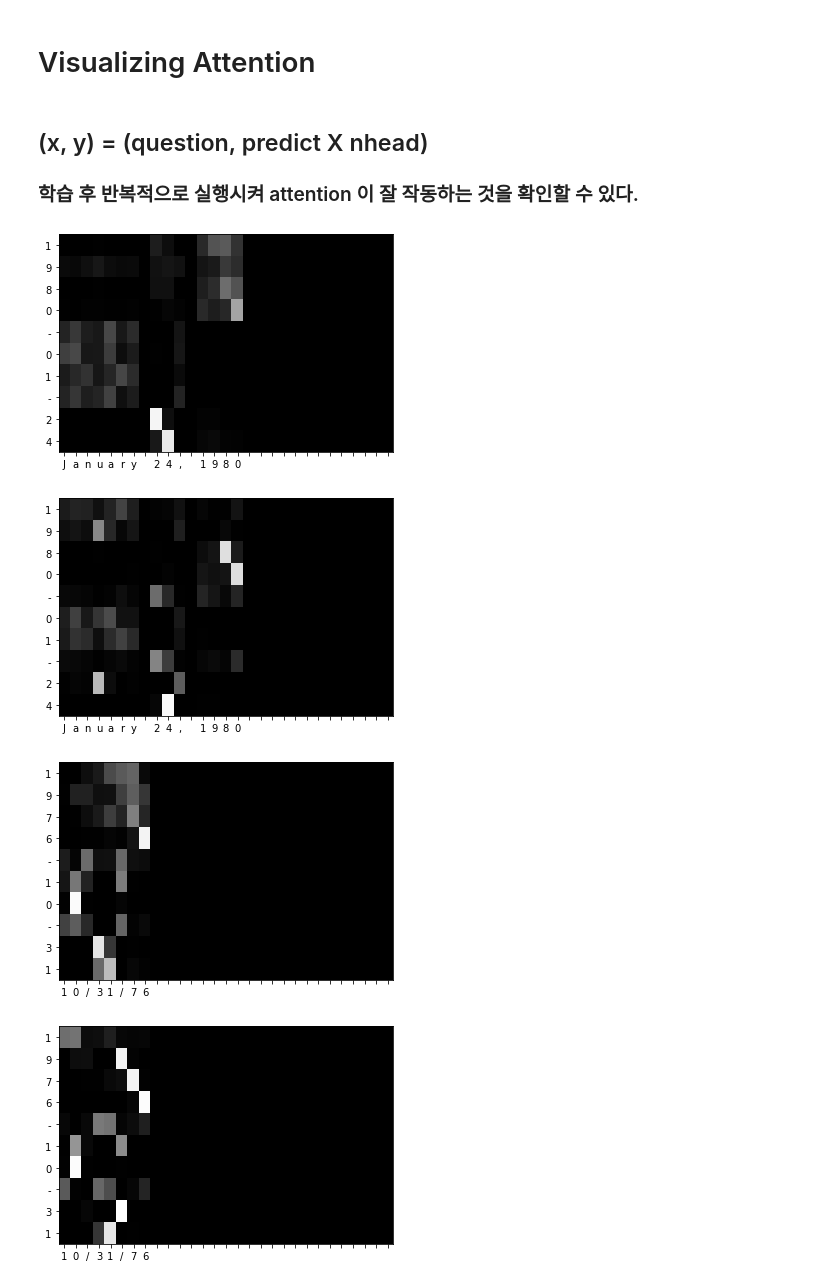
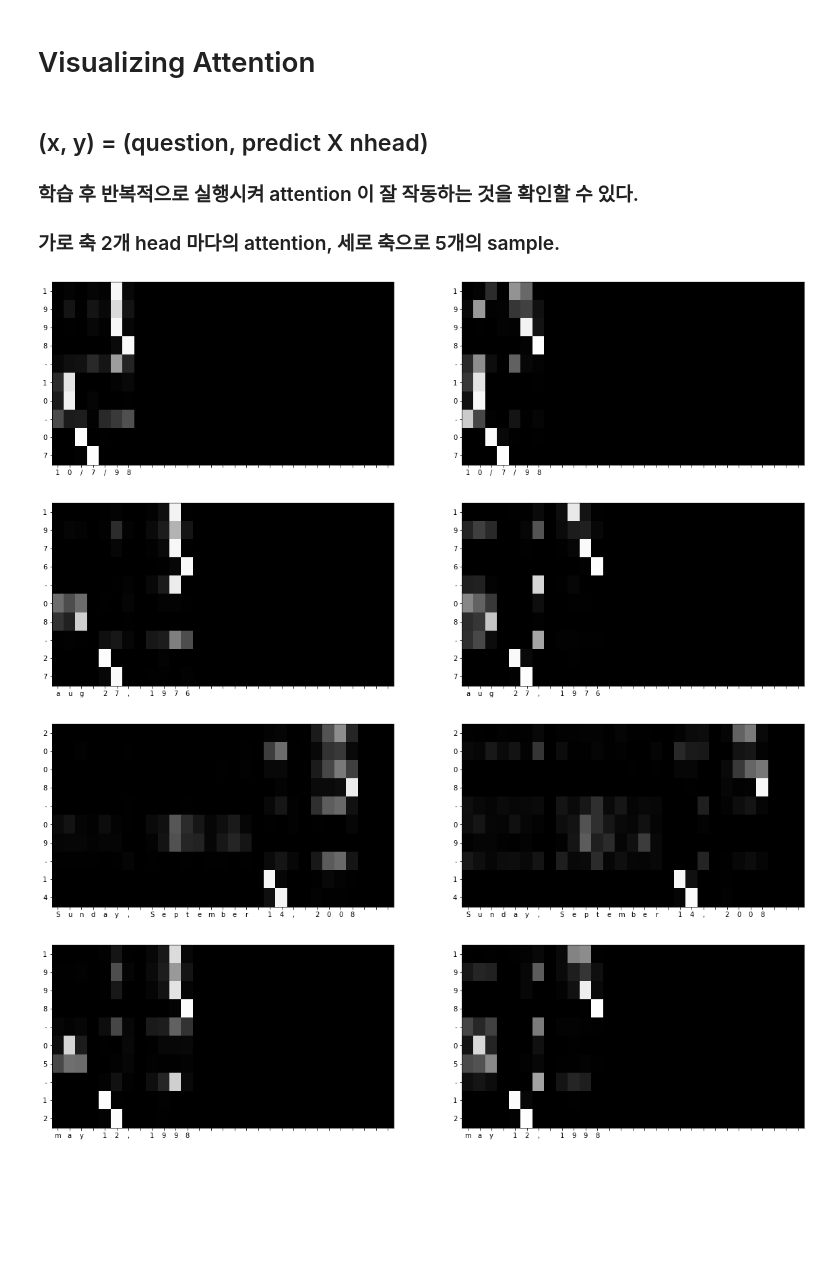
Before and after one commit to jo1jun/Attention-Is-All-You-Need, a Jupyter notebook: Transformer.ipynb, the cells around one changed output. Cells and saved outputs as stored; diff of their text form; code cells hidden in the pictures; blank space fills up the shorter version.

```diff
--- a/Transformer.ipynb
+++ b/Transformer.ipynb
@@ -544,46 +549,49 @@ accuracy 97.598%
 # Visualizing Attention
 # %%
 def visualize(attention_map, row_labels, column_labels):
-    fig, ax = plt.subplots()
-    ax.pcolor(attention_map, cmap=plt.cm.Greys_r, vmin=0.0, vmax=1.0)
+    fig = plt.figure(figsize=(20,5))
+    h = attention_map.shape[0]
+    for i, attention in enumerate(attention_map):
+      ax = fig.add_subplot(1, h, i+1)
+      ax.pcolor(attention, cmap=plt.cm.Greys_r, vmin=0.0, vmax=1.0)
 
-    ax.patch.set_facecolor('black')
-    ax.set_yticks(np.arange(attention_map.shape[0])+0.5, minor=False)
-    ax.set_xticks(np.arange(attention_map.shape[1])+0.5, minor=False)
-    ax.invert_yaxis()
-    ax.set_xticklabels(row_labels, minor=False)
-    ax.set_yticklabels(column_labels, minor=False)
+      ax.patch.set_facecolor('black')
+      ax.set_yticks(np.arange(attention.shape[0])+0.5, minor=False)
+      ax.set_xticks(np.arange(attention.shape[1])+0.5, minor=False)
+      ax.invert_yaxis()
+      ax.set_xticklabels(row_labels, minor=False)
+      ax.set_yticklabels(column_labels, minor=False)
 
     plt.show()
 # %% [markdown]
 ## (x, y) = (question, predict X nhead)
 ### 학습 후 반복적으로 실행시켜 attention 이 잘 작동하는 것을 확인할 수 있다.
+### 가로 축 2개 head 마다의 attention, 세로 축으로 5개의 sample.
 # %%
 for _ in range(5):
   idx = [np.random.randint(0, len(x_test))]
 
   question = x_test[idx].to(device, dtype)
   correct = t_test[idx].to(device, dtype)
   pad = torch.Tensor([pad]).to(device=device, dtype=dtype)
 
   correct = correct.flatten()
   # 머릿글자
   start_id = correct[0]
 
   correct = correct[1:]
   with torch.no_grad():
     predict, attention  = model.generate(question, start_id, len(correct), pad)
   predict = predict[:,1:]
 
   # 문자열로 변환
   question = [id_to_char[int(c)] for c in question.flatten()]
   correct = [id_to_char[int(c)] for c in correct.flatten()]
   predict = [id_to_char[int(c)] for c in predict.flatten()]
 
-  for h in range(nhead):
-    visualize(attention[0, h].cpu().numpy(), question, predict)
+  visualize(attention.squeeze(0).cpu().numpy(), question, predict)
 # %% [output]
-[figure, old version]
+[figure, new version]
-[figure, old version]
+[figure, new version]
-[figure, old version]
+[figure, new version]
-[figure, old version]
+[figure, new version]
```
Also changed, not shown: parts of 3 cells of this notebook.
